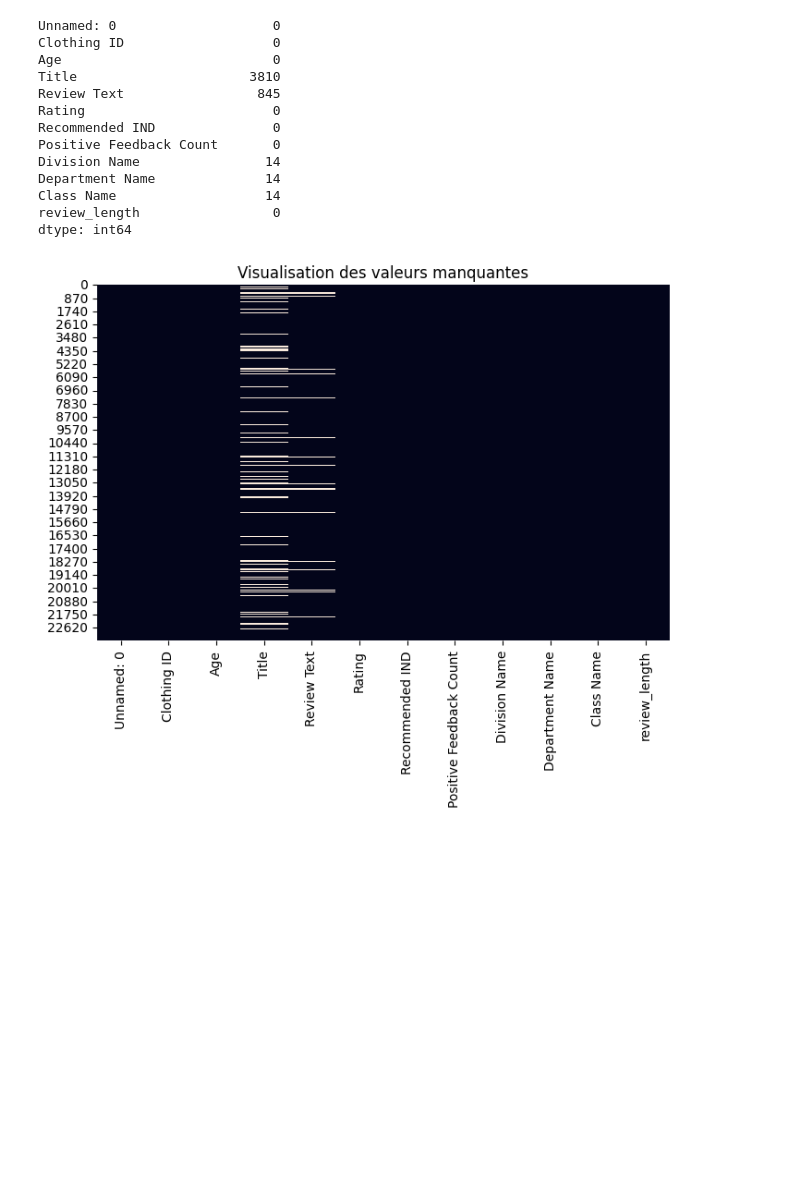
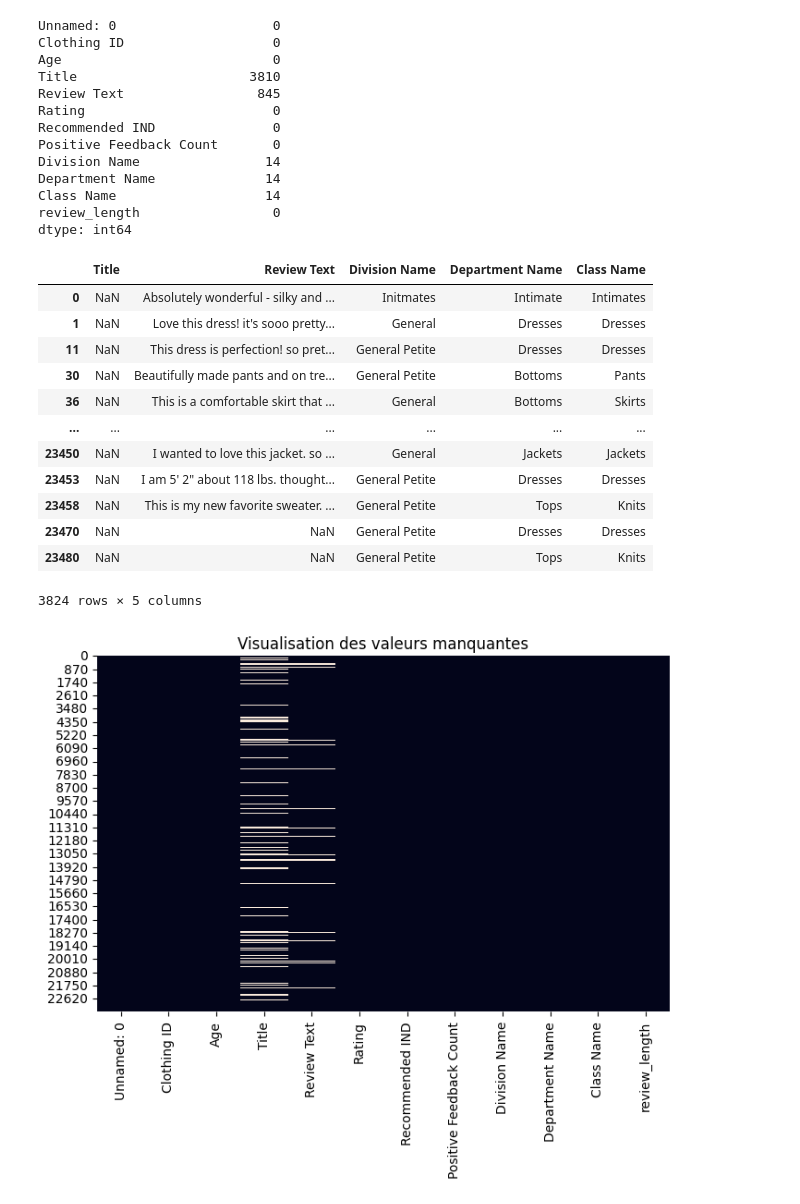
Before and after one commit to BenWafae/womens-ecommerce-product-success, a Jupyter notebook: notebooks/ecommerce_project.ipynb, the cells around one changed output. Saved outputs shown, nothing was run; the diff lists cells and outputs as text; code cells hidden in the pictures; blank space fills up the shorter version.

```diff
--- a/notebooks/ecommerce_project.ipynb
+++ b/notebooks/ecommerce_project.ipynb
@@ -359,6 +361,22 @@ Department Name              14
 Class Name                   14
 review_length                 0
 dtype: int64
+# %%
+df[df.isnull().any(axis=1)][df.columns[df.isnull().any()]]
+# %% [output]
+|  | Title | Review Text | Division Name | Department Name | Class Name |
+| 0 | NaN | Absolutely wonderful - silky and ... | Initmates | Intimate | Intimates |
+| 1 | NaN | Love this dress! it's sooo pretty... | General | Dresses | Dresses |
+| 11 | NaN | This dress is perfection! so pret... | General Petite | Dresses | Dresses |
+| 30 | NaN | Beautifully made pants and on tre... | General Petite | Bottoms | Pants |
+| 36 | NaN | This is a comfortable skirt that ... | General | Bottoms | Skirts |
+| ... | ... | ... | ... | ... | ... |
+| 23450 | NaN | I wanted to love this jacket. so ... | General | Jackets | Jackets |
+| 23453 | NaN | I am 5' 2" about 118 lbs. thought... | General Petite | Dresses | Dresses |
+| 23458 | NaN | This is my new favorite sweater. ... | General Petite | Tops | Knits |
+| 23470 | NaN | NaN | General Petite | Dresses | Dresses |
+| 23480 | NaN | NaN | General Petite | Tops | Knits |
+3824 rows × 5 columns
 # %%
 plt.figure(figsize=(8,5))
 sns.heatmap(df.isnull(), cbar=False)
```
Also changed, not shown: parts of 83 cells of this notebook.
